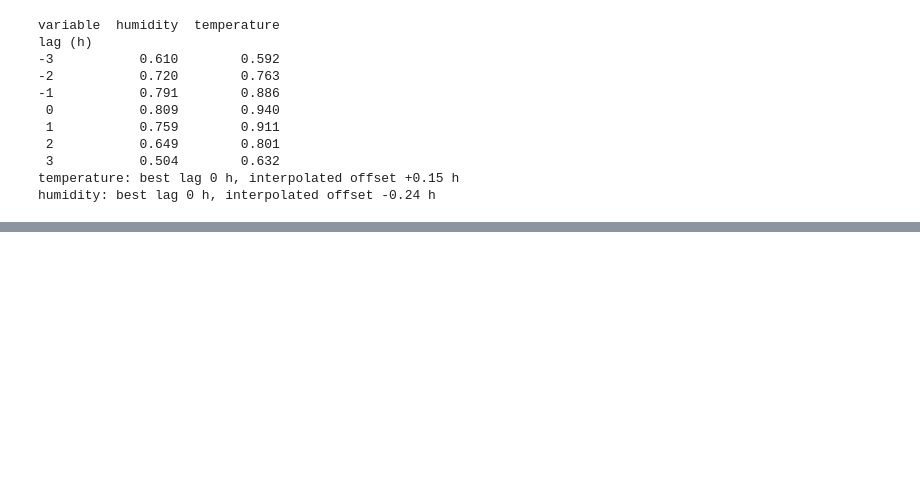
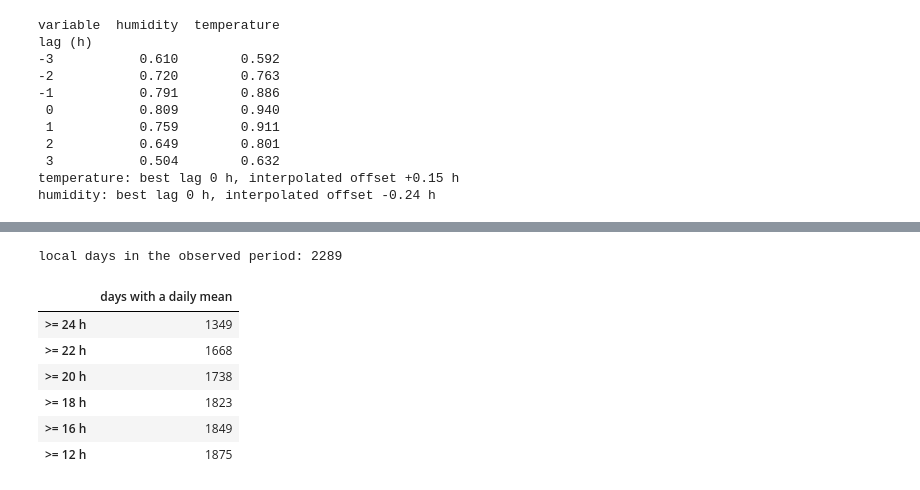
Before and after one commit to jushkinbekrashidovich/Aeron, a Jupyter notebook: notebooks/02_data_quality_assessment.ipynb, the cells around one changed output, grey strips where cells are left out. Saved outputs shown, nothing was run; the diff lists cells and outputs as text; code cells hidden in the pictures; blank space fills up the shorter version.

```diff
--- a/notebooks/02_data_quality_assessment.ipynb
+++ b/notebooks/02_data_quality_assessment.ipynb
@@ -488,0 +526,18 @@ humidity: best lag 0 h, interpolated offset -0.24 h
+# %%
+local = clean.copy()
+local.index = local.index + pd.Timedelta(hours=5)
+hours_per_day = local.groupby(local.index.floor("D")).count()
+availability = pd.Series(
+    {f">= {t} h": int((hours_per_day >= t).sum()) for t in (24, 22, 20, 18, 16, 12)}
+)
+print("local days in the observed period:", len(hours_per_day))
+availability.to_frame("days with a daily mean")
+# %% [output]
+local days in the observed period: 2289
+|  | days with a daily mean |
+| >= 24 h | 1349 |
+| >= 22 h | 1668 |
+| >= 20 h | 1738 |
+| >= 18 h | 1823 |
+| >= 16 h | 1849 |
+| >= 12 h | 1875 |
```
Also changed, not shown: parts of 7 cells of this notebook, 6 other files.
